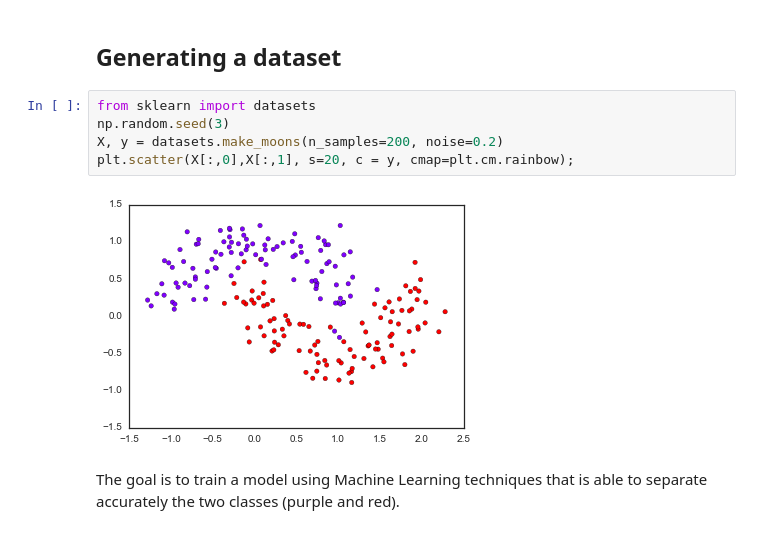
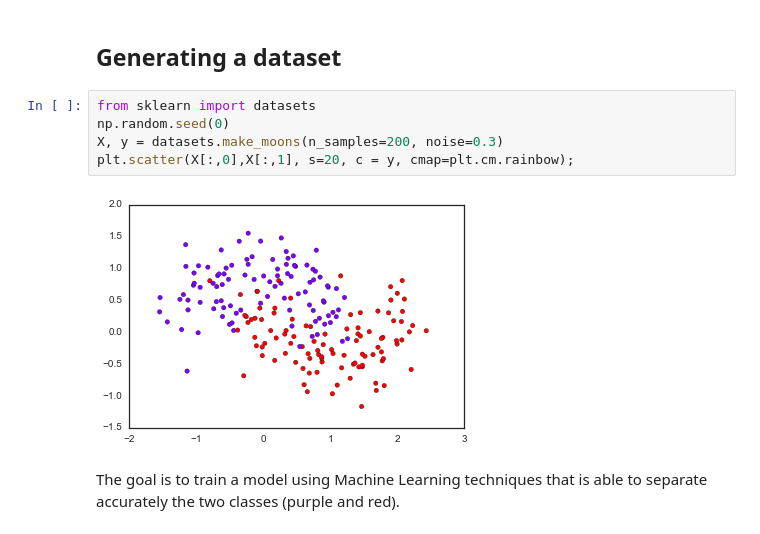
Before and after one commit to Libardo1/NNet, a Jupyter notebook: Neural Net.ipynb, the cells around one changed output. Drawn from its saved outputs; the diff is of its cells as text.

```diff
--- a/Neural Net.ipynb
+++ b/Neural Net.ipynb
@@ -15,11 +15,11 @@ sns.set_style(style='white')
 ## Generating a dataset
 # %%
 from sklearn import datasets
-np.random.seed(3)
-X, y = datasets.make_moons(n_samples=200, noise=0.2)
+np.random.seed(0)
+X, y = datasets.make_moons(n_samples=200, noise=0.3)
 plt.scatter(X[:,0],X[:,1], s=20, c = y, cmap=plt.cm.rainbow);
 # %% [output]
-[figure, old version]
+[figure, new version]
 # %% [markdown]
 The goal is to train a model using Machine Learning techniques that is able to separate accurately the two classes (purple and red).
 # %% [markdown]
```
Also changed, not shown: parts of 16 cells of this notebook.
